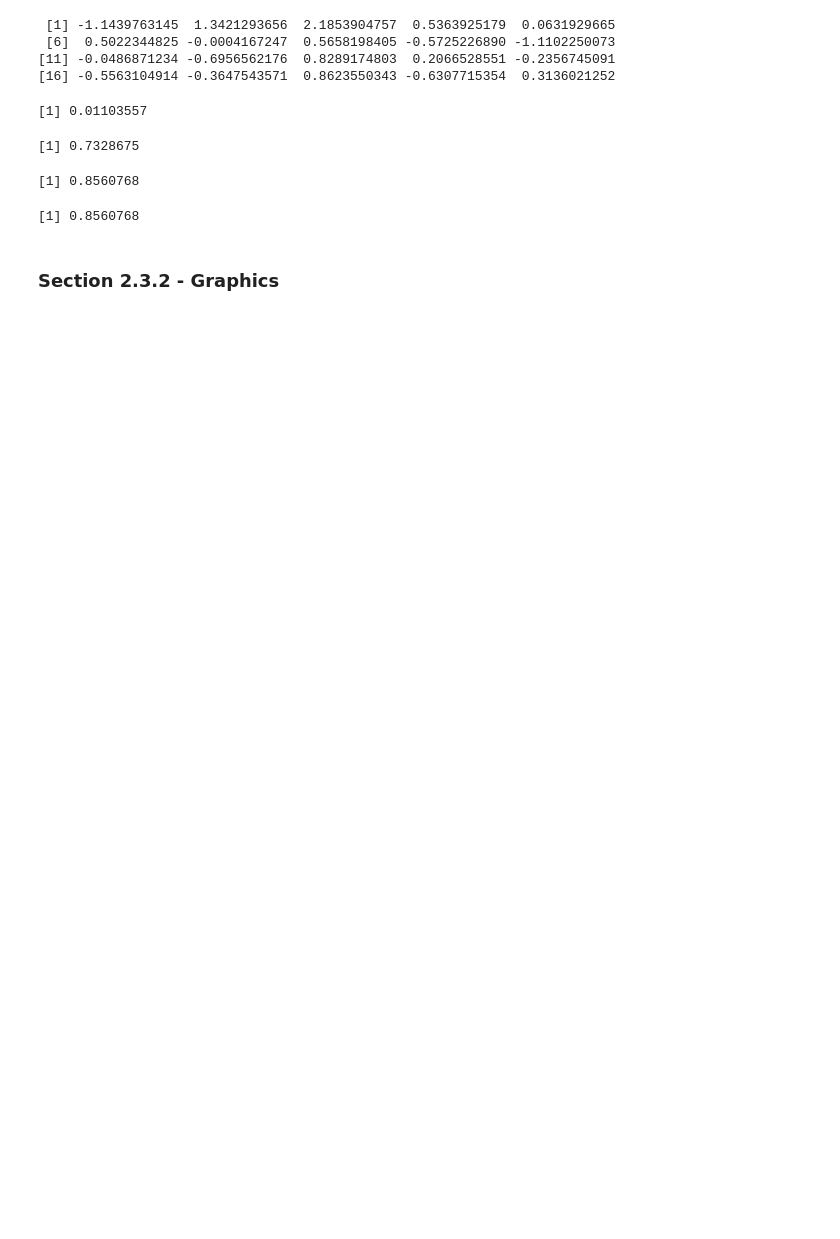
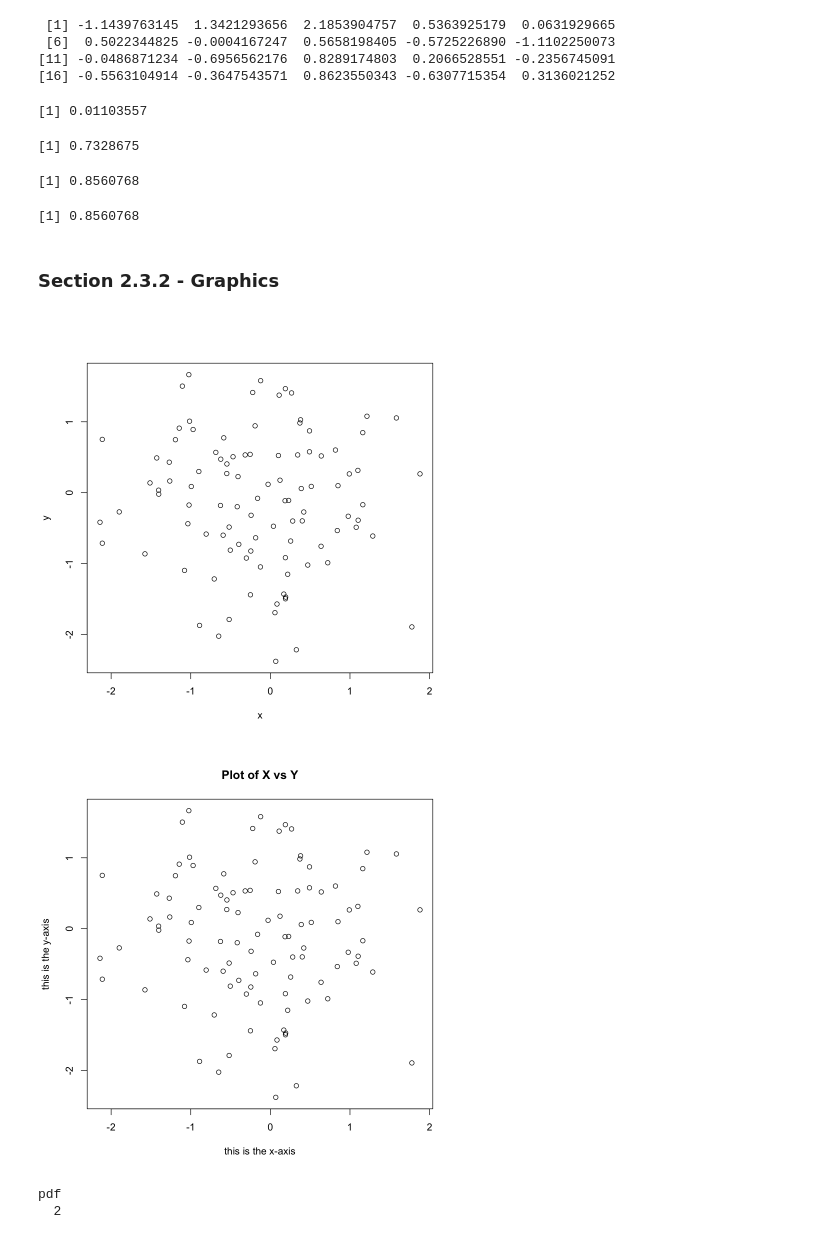
Before and after one commit to Corneliusluis/islr-code, a Jupyter notebook: r-version/ISLR-Ch-2.ipynb, the cells around one changed output. Cells and saved outputs as stored; diff of their text form; code cells hidden in the pictures; blank space fills up the shorter version.

Commit message:
add code from section 2.3.2 about R graphic commands

```diff
--- a/r-version/ISLR-Ch-2.ipynb
+++ b/r-version/ISLR-Ch-2.ipynb
@@ -132,3 +132,21 @@ sd(y)
 [1] 0.8560768
 # %% [markdown]
 ### Section 2.3.2 - Graphics
+# %%
+# plot function will be one of the primary way to plot data
+x = rnorm(100)
+y = rnorm(100)
+
+plot(x, y)
+plot(x, y, xlab = "this is the x-axis", ylab = "this is the y-axis", main = "Plot of X vs Y")
+# %% [output]
+[figure, added]
+[figure, added]
+# %%
+# plotted data can be exported into file with specific format. For example, pdf function turn the graphic image into a pdf. "dev.off()" function signify R that we are done creating the plot.
+pdf("Figure.pdf")
+plot(x, y, col = "green")
+dev.off()
+# %% [output]
+pdf
+  2
```
Also changed, not shown: parts of 11 cells of this notebook, 1 other file.
